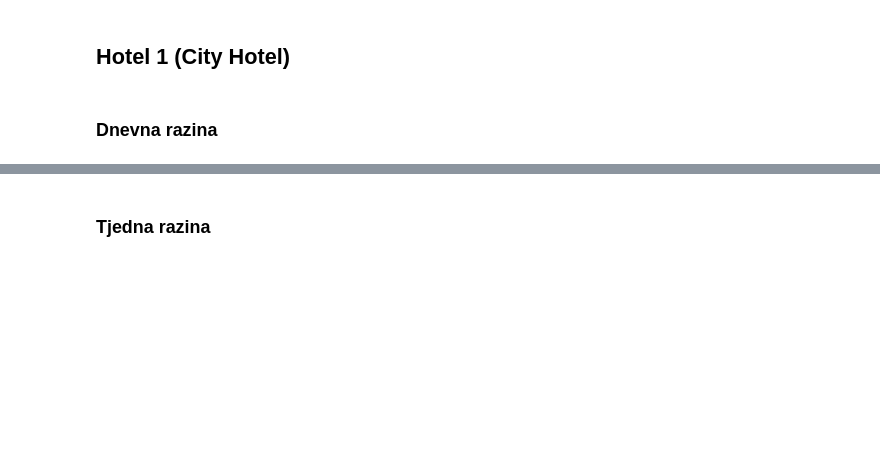
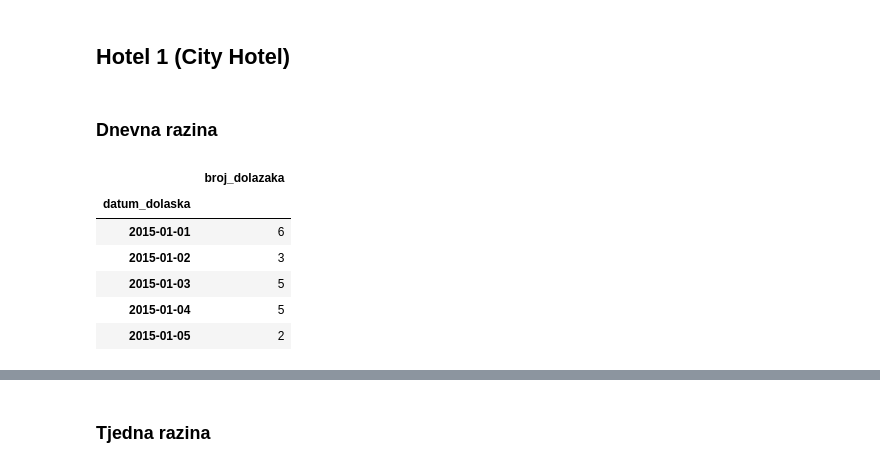
Before and after one commit to MarkoHaralovic/Prediction-of-Hotel-Occupancy, a Jupyter notebook: prediction-of-hotel-occupancy/notebooks/data_preprocessing.ipynb, the cells around one changed output, grey strips where cells are left out. Drawn from its saved outputs; the diff is of its cells as text; code cells hidden in the pictures; blank space fills up the shorter version.

```diff
--- a/prediction-of-hotel-occupancy/notebooks/data_preprocessing.ipynb
+++ b/prediction-of-hotel-occupancy/notebooks/data_preprocessing.ipynb
@@ -127,8 +127,16 @@ NumberOfGuestsDailyCity = NumberOfGuestsDailyCity.set_index('Date')
 NumberOfGuestsDailyCity.head(5)
 # %%
 NumberOfArrivalsDailyCity = dataCity.groupby('datum_dolaska').size()
-NumberOfArrivalsDailyCity = NumberOfArrivalsDailyCity.resample('D').sum().to_frame(name='NumberOfArrivals')
+NumberOfArrivalsDailyCity = NumberOfArrivalsDailyCity.resample('D').sum().to_frame(name='broj_dolazaka')
 NumberOfArrivalsDailyCity.head(5)
+# %% [output]
+|  | broj_dolazaka |
+| datum_dolaska |  |
+| 2015-01-01 | 6 |
+| 2015-01-02 | 3 |
+| 2015-01-03 | 5 |
+| 2015-01-04 | 5 |
+| 2015-01-05 | 2 |
 # %%
 NumberOfNewGuestsDailyCity = dataCity['ukupno_gostiju'].groupby(dataCity['datum_dolaska']).sum()
 NumberOfNewGuestsDailyCity = NumberOfNewGuestsDailyCity.resample('d').sum().to_frame()
```
Also changed, not shown: parts of 7 cells of this notebook.
